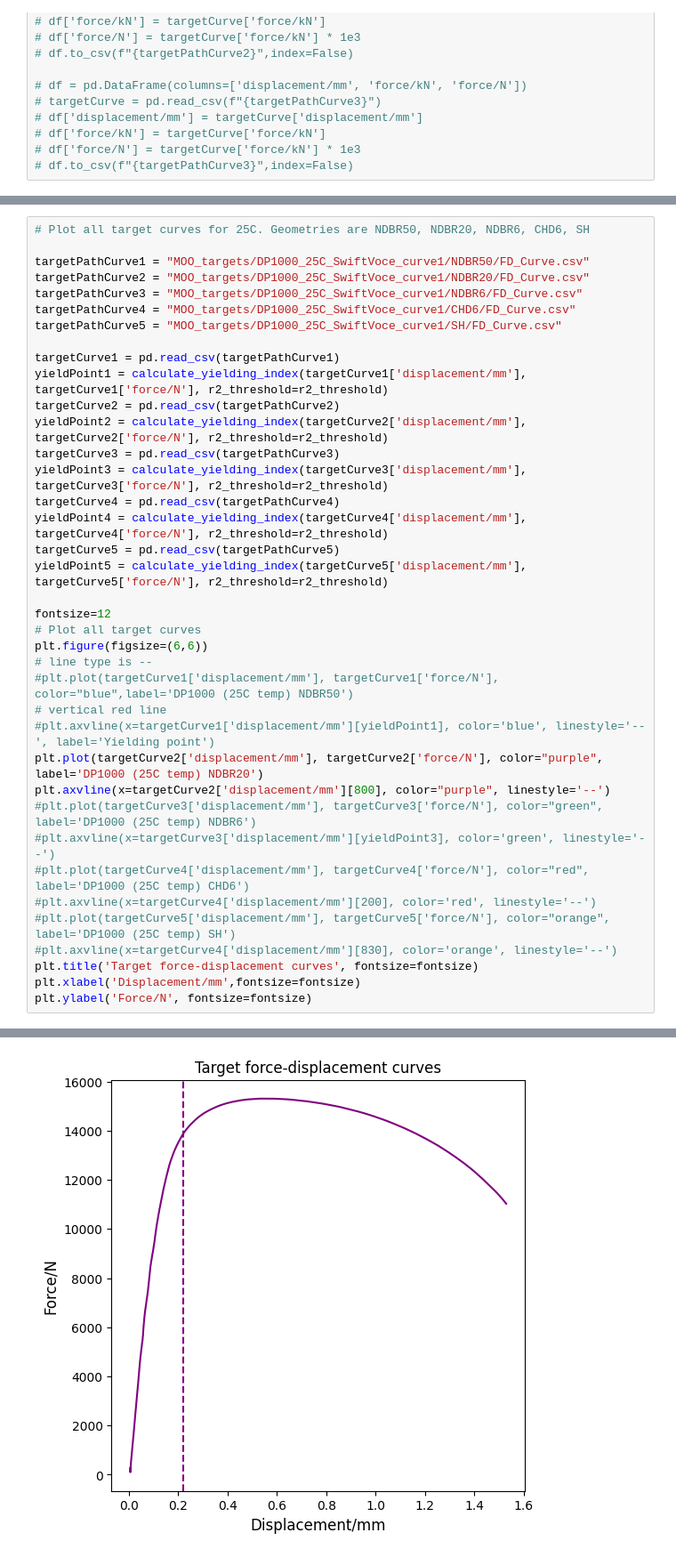
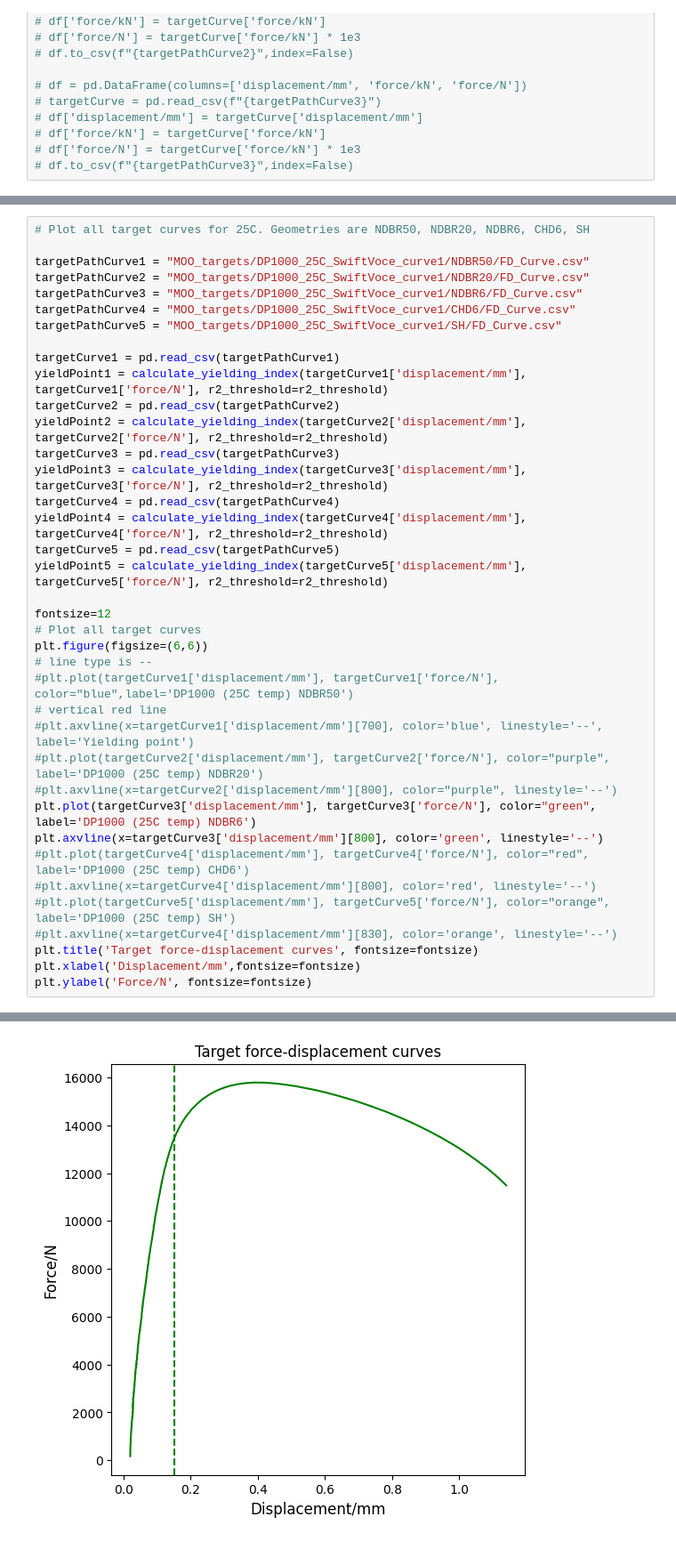
Before and after one commit to LianjGroup/Abaqus-Macromechanics-Project, a Jupyter notebook: notebooks/plot_target_curve_MOO.ipynb, the cells around one changed output, grey strips where cells are left out. Shown at 89% size. Saved outputs shown, nothing was run; the diff lists cells and outputs as text.

```diff
--- a/notebooks/plot_target_curve_MOO.ipynb
+++ b/notebooks/plot_target_curve_MOO.ipynb
@@ -128,37 +128,37 @@ targetPathCurve1 = "MOO_targets/DP1000_25C_SwiftVoce_curve1/NDBR50/FD_Curve.csv"
 targetPathCurve2 = "MOO_targets/DP1000_25C_SwiftVoce_curve1/NDBR20/FD_Curve.csv"
 targetPathCurve3 = "MOO_targets/DP1000_25C_SwiftVoce_curve1/NDBR6/FD_Curve.csv"
 targetPathCurve4 = "MOO_targets/DP1000_25C_SwiftVoce_curve1/CHD6/FD_Curve.csv"
 targetPathCurve5 = "MOO_targets/DP1000_25C_SwiftVoce_curve1/SH/FD_Curve.csv"
 
 targetCurve1 = pd.read_csv(targetPathCurve1)
 yieldPoint1 = calculate_yielding_index(targetCurve1['displacement/mm'], targetCurve1['force/N'], r2_threshold=r2_threshold)
 targetCurve2 = pd.read_csv(targetPathCurve2)
 yieldPoint2 = calculate_yielding_index(targetCurve2['displacement/mm'], targetCurve2['force/N'], r2_threshold=r2_threshold)
 targetCurve3 = pd.read_csv(targetPathCurve3)
 yieldPoint3 = calculate_yielding_index(targetCurve3['displacement/mm'], targetCurve3['force/N'], r2_threshold=r2_threshold)
 targetCurve4 = pd.read_csv(targetPathCurve4)
 yieldPoint4 = calculate_yielding_index(targetCurve4['displacement/mm'], targetCurve4['force/N'], r2_threshold=r2_threshold)
 targetCurve5 = pd.read_csv(targetPathCurve5)
 yieldPoint5 = calculate_yielding_index(targetCurve5['displacement/mm'], targetCurve5['force/N'], r2_threshold=r2_threshold)
 
 fontsize=12
 # Plot all target curves
 plt.figure(figsize=(6,6))
 # line type is --
 #plt.plot(targetCurve1['displacement/mm'], targetCurve1['force/N'], color="blue",label='DP1000 (25C temp) NDBR50')
 # vertical red line
-#plt.axvline(x=targetCurve1['displacement/mm'][yieldPoint1], color='blue', linestyle='--', label='Yielding point')
-plt.plot(targetCurve2['displacement/mm'], targetCurve2['force/N'], color="purple", label='DP1000 (25C temp) NDBR20')
-plt.axvline(x=targetCurve2['displacement/mm'][800], color="purple", linestyle='--')
-#plt.plot(targetCurve3['displacement/mm'], targetCurve3['force/N'], color="green", label='DP1000 (25C temp) NDBR6')
-#plt.axvline(x=targetCurve3['displacement/mm'][yieldPoint3], color='green', linestyle='--')
+#plt.axvline(x=targetCurve1['displacement/mm'][700], color='blue', linestyle='--', label='Yielding point')
+#plt.plot(targetCurve2['displacement/mm'], targetCurve2['force/N'], color="purple", label='DP1000 (25C temp) NDBR20')
+#plt.axvline(x=targetCurve2['displacement/mm'][800], color="purple", linestyle='--')
+plt.plot(targetCurve3['displacement/mm'], targetCurve3['force/N'], color="green", label='DP1000 (25C temp) NDBR6')
+plt.axvline(x=targetCurve3['displacement/mm'][800], color='green', linestyle='--')
 #plt.plot(targetCurve4['displacement/mm'], targetCurve4['force/N'], color="red", label='DP1000 (25C temp) CHD6')
-#plt.axvline(x=targetCurve4['displacement/mm'][200], color='red', linestyle='--')
+#plt.axvline(x=targetCurve4['displacement/mm'][800], color='red', linestyle='--')
 #plt.plot(targetCurve5['displacement/mm'], targetCurve5['force/N'], color="orange", label='DP1000 (25C temp) SH')
 #plt.axvline(x=targetCurve4['displacement/mm'][830], color='orange', linestyle='--')
 plt.title('Target force-displacement curves', fontsize=fontsize)
 plt.xlabel('Displacement/mm',fontsize=fontsize)
 plt.ylabel('Force/N', fontsize=fontsize)
 # %% [output]
 Text(0, 0.5, 'Force/N')
-[figure, old version]
+[figure, new version]
```
Also changed, not shown: parts of 1 cell of this notebook, 27 other files.
